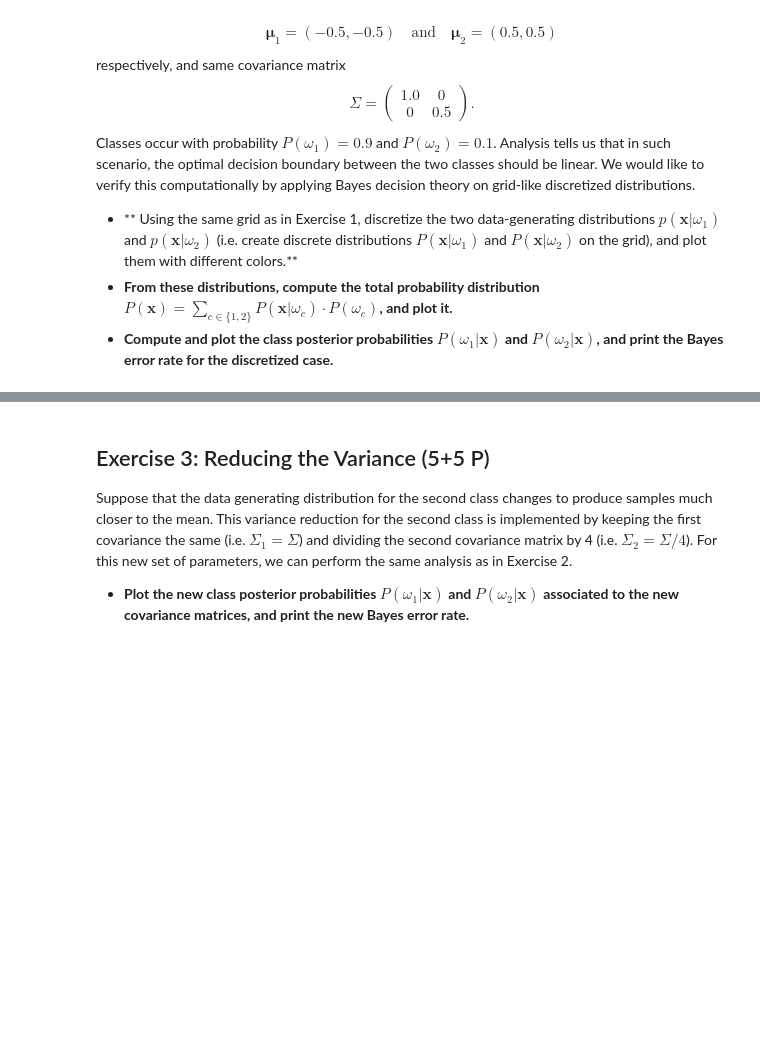
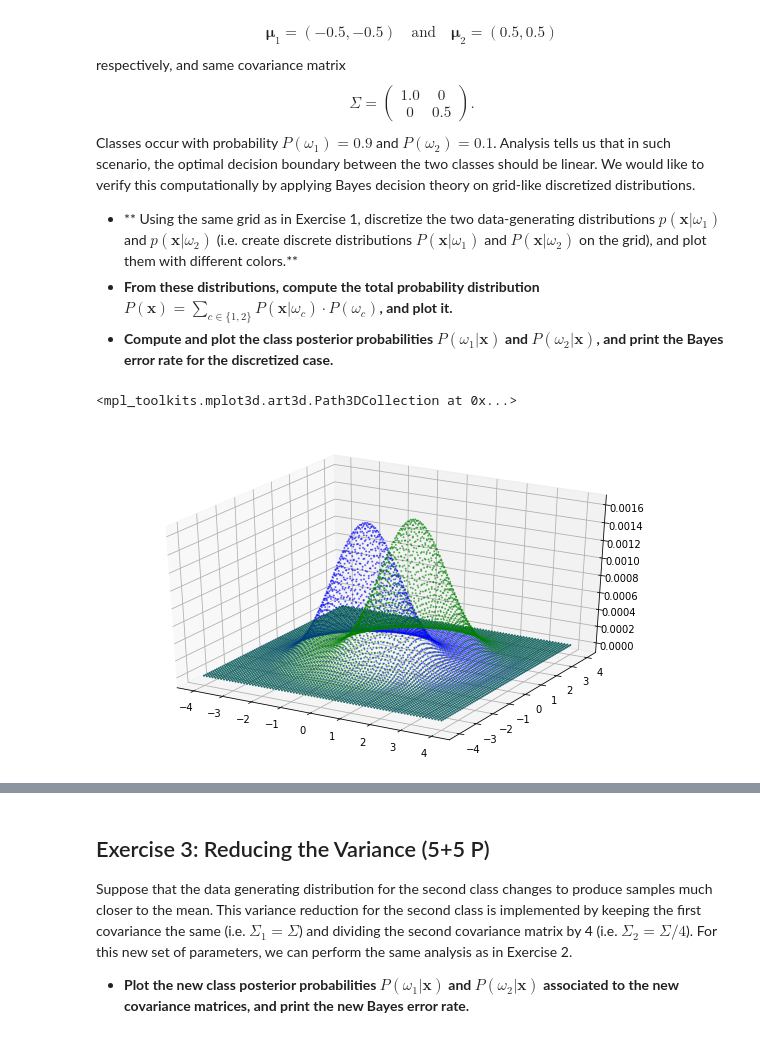
Before and after one commit to oleksa-oleksa/Python, a Jupyter notebook: Machine_Learning/sheet01_Bayes_Decision_Theory.ipynb, the cells around one changed output, grey strips where cells are left out. Cells and saved outputs as stored; diff of their text form; code cells hidden in the pictures; blank space fills up the shorter version.

```diff
--- a/Machine_Learning/sheet01_Bayes_Decision_Theory.ipynb
+++ b/Machine_Learning/sheet01_Bayes_Decision_Theory.ipynb
@@ -142,26 +142,33 @@ Classes occur with probability $P(\omega_1) = 0.9$ and $P(\omega_2) = 0.1$. Anal
 # %%
 ### REPLACE BY YOUR CODE
 import matplotlib
 %matplotlib inline
 import math
 from matplotlib import pyplot as plt
 from mpl_toolkits.mplot3d import Axes3D
 
 R = np.arange(-4,4+1e-9,0.1)
 X,Y = np.meshgrid(R,R)
 
-mu_x = -0.5
-mu_y = -0.5
+mu_x1 = -0.5
+mu_y1 = -0.5
+mu_x2 = 0.5
+mu_y2 = 0.5
 P1 = 0.9
 P2 = 0.1
-W11 = np.exp(((X + 0.5)**2 + 2*(Y + 0.5)**2) *-0.5) / np.sqrt(0.5)
-W1 = np.exp(((X - mu_x)**2 + ))
-
-Z = np.exp(-0.5*(X**2 + Y**2))
-F = (1 / np.sum(Z))*np.exp(-0.5*(X**2 + Y**2))
+# W11 = np.exp(((X + 0.5)**2 + 2*(Y + 0.5)**2) *-0.5) / np.sqrt(0.5)
+W1 = np.exp(((X - mu_x1)**2 + (Y - mu_y1)**2) *-0.5) / 2 * math.pi
+PW1 = W1 / np.sum(W1)
+W2 = np.exp(((X - mu_x2)**2 + (Y - mu_y2)**2) *-0.5) / 2 * math.pi
+PW2 = W2 / np.sum(W2)
 
 
 fig = plt.figure(figsize=(10,6))
 ax = plt.axes(projection='3d')
-ax.scatter(X,Y,P,s=1,alpha=0.5)
+ax.scatter(X,Y,PW1,s=1,alpha=0.5, color='b')
+ax.scatter(X,Y,PW2,s=1,alpha=0.5, color='g')
+
 ###
+# %% [output]
+<mpl_toolkits.mplot3d.art3d.Path3DCollection at 0x...>
+[figure, added]
```
Also changed, not shown: parts of 2 cells of this notebook.
